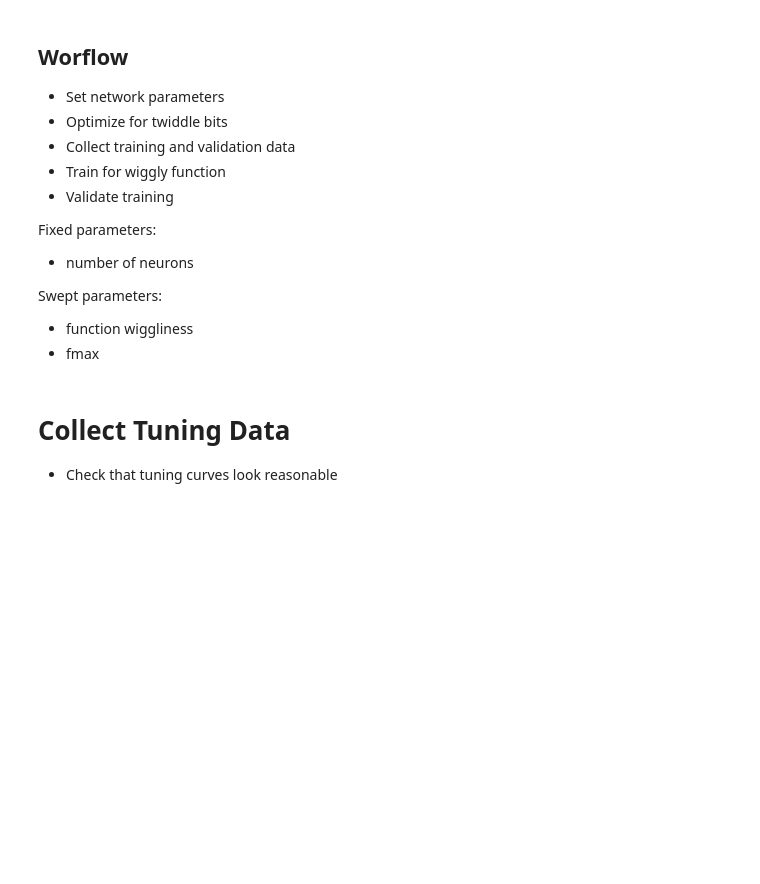
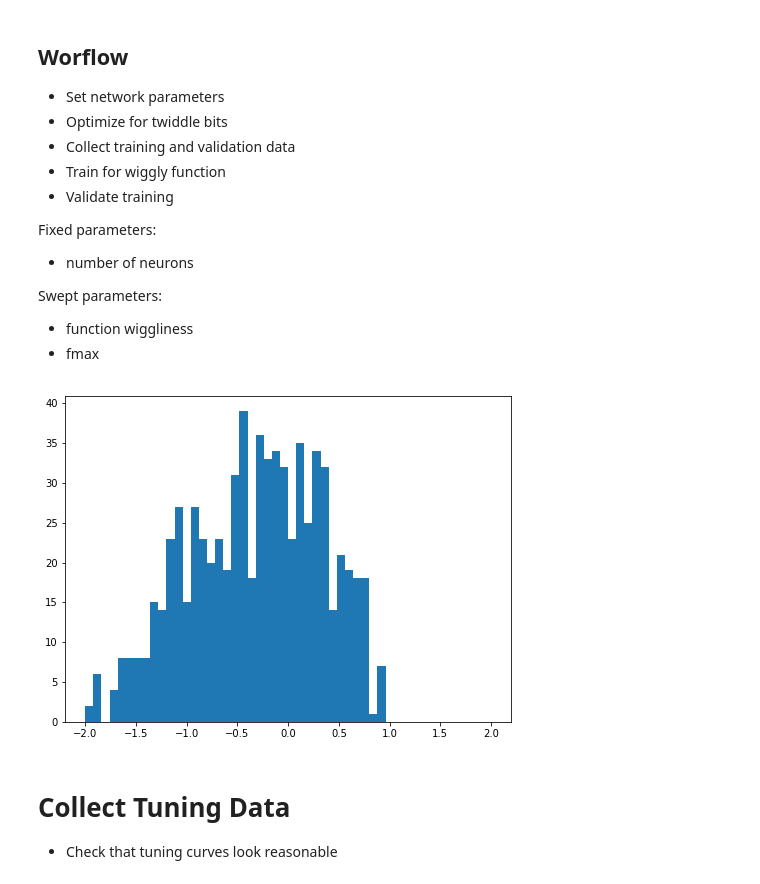
Before and after one commit to samfok/accumulator_decode, a Jupyter notebook: test_accumulator_decodes.ipynb, the cells around one changed output. Cells and saved outputs as stored; diff of their text form; code cells hidden in the pictures; blank space fills up the shorter version.

```diff
--- a/test_accumulator_decodes.ipynb
+++ b/test_accumulator_decodes.ipynb
@@ -30,23 +33,32 @@ import utils
 # %%
 # fixed parameters
 # network parameters
-X = 16
-Y = 16
+X = 32
+Y = 32
 NNEURON = X*Y
 DIM = 1
+
+DATA_DIR = "data/test_accumulator_decodes/"
+FIG_DIR = "figures/test_accumulator_decodes/"
+
 # experimental parameters
 TRAINING_DOWNSTREAM_NS = 10000 # minimum time resolution, downstream time resolution
 TRAINING_UPSTREAM_NS   = 1000000 # default upstream time resolution
 FMAX_IN = 1000
-INPUT_POINTS = 321 # number of input points to take for collecting tuning data
+TUNING_INPUT_POINTS = 321 # number of input points to take for collecting tuning data
 TUNING_POINT_TIME_NS = int(2*1E9) # time to record data per tuning curve input point
 VALIDATION_SKIP = 5 # reserve every VALIDATION_SKIP points from tuning data for validation
-TESTING_DOWNSTREAM_NS = 1000 # upstraem time resolution for testing
-TESTING_UPSTREAM_NS = 1000 # upstraem time resolution for testing
+TEST_INPUT_POINTS = 61 # number of input points to take for validating fit
+TEST_POINT_TIME_NS = int(0.5*1E9) # time to collect data for each testing point
+TESTING_DOWNSTREAM_NS = 1000 # downstream time resolution for testing
+TESTING_UPSTREAM_NS = 1000 # upstream time resolution for testing
+TESTING_RAW_SPIKES_DOWNSTREAM_NS = 1000 # downstream time resolution for collecting raw spikes for testing
+TESTING_RAW_SPIKES_UPSTREAM_NS = 10000 # downstream time resolution for collecting raw spikes for testing
 CLIP_TIME = 0.2 # how much of the initial data to discard during testing
 TAU_READOUT = 0.01 # synaptic readout time constant
-REG_L2 = 1000.
-REG_L1 = 1000.
+FSCALE = 1000.
+REG_L2 = .1
+REG_L1 = .1
 
 PS_ORIG = PoolSpec(
     label = "pool",
@@ -60,5 +72,7 @@ def FCN(x, f):
     return 0.5 + 0.5*np.sin(np.pi*f*x)
 
 # swept parameters
-FMAX_OUTS = [1500, 1000, 500]
+# FMAX_OUTS = [1500, 1000, 500]
+FMAX_OUTS = [2000, 1500, 1000]
+# FMAX_OUTS = [4000, 2000, 1000]
 FCN_F = [0.5, 1., 1.5, 2.0]
@@ -141,16 +187,23 @@ calibrator = Calibrator(hal)
 # %%
 def build_net(ps_orig, net_builder, calibrator):
     d_matrix = np.zeros((2, Y*X))
-    p_fname = (ps_orig.label + "_" + str(ps_orig.YX) + "_" +
+    p_fname = (DATA_DIR + ps_orig.label + "_" + str(ps_orig.YX) + "_" +
                str(ps_orig.loc_yx) + "_" + str(ps_orig.D) + ".pck")
-    ps = utils.optimize_yield_w_cache(ps_orig, p_fname, calibrator)
+    ps, est_enc, est_off = utils.optimize_yield_w_cache(ps_orig, p_fname, calibrator)
+    intercepts, good_mask = calibrator.get_intercepts(est_enc, est_off)
+    fig, ax = plt.subplots(figsize=(8, 6))
+    ax.hist(intercepts[~np.isnan(intercepts)], bins=50, range=(-2, 2))
+    fig.savefig(FIG_DIR + "intercepts" + "_" + str(PS_ORIG.YX) + "_" + str(PS_ORIG.loc_yx) + "_"  + str(TUNING_INPUT_POINTS) + "_" + str(TUNING_POINT_TIME_NS) + ".png")
+
     # add yield plot
     net = net_builder.create_single_pool_net_from_spec(ps, d_matrix)
     return net
 
 net = build_net(PS_ORIG, net_builder, calibrator)
 run_control = RunControl(hal, net)
 hal.map(net)
+# %% [output]
+[figure, added]
 # %% [markdown]
 # Collect Tuning Data
 
```
Also changed, not shown: parts of 16 cells of this notebook, 7 other files.
